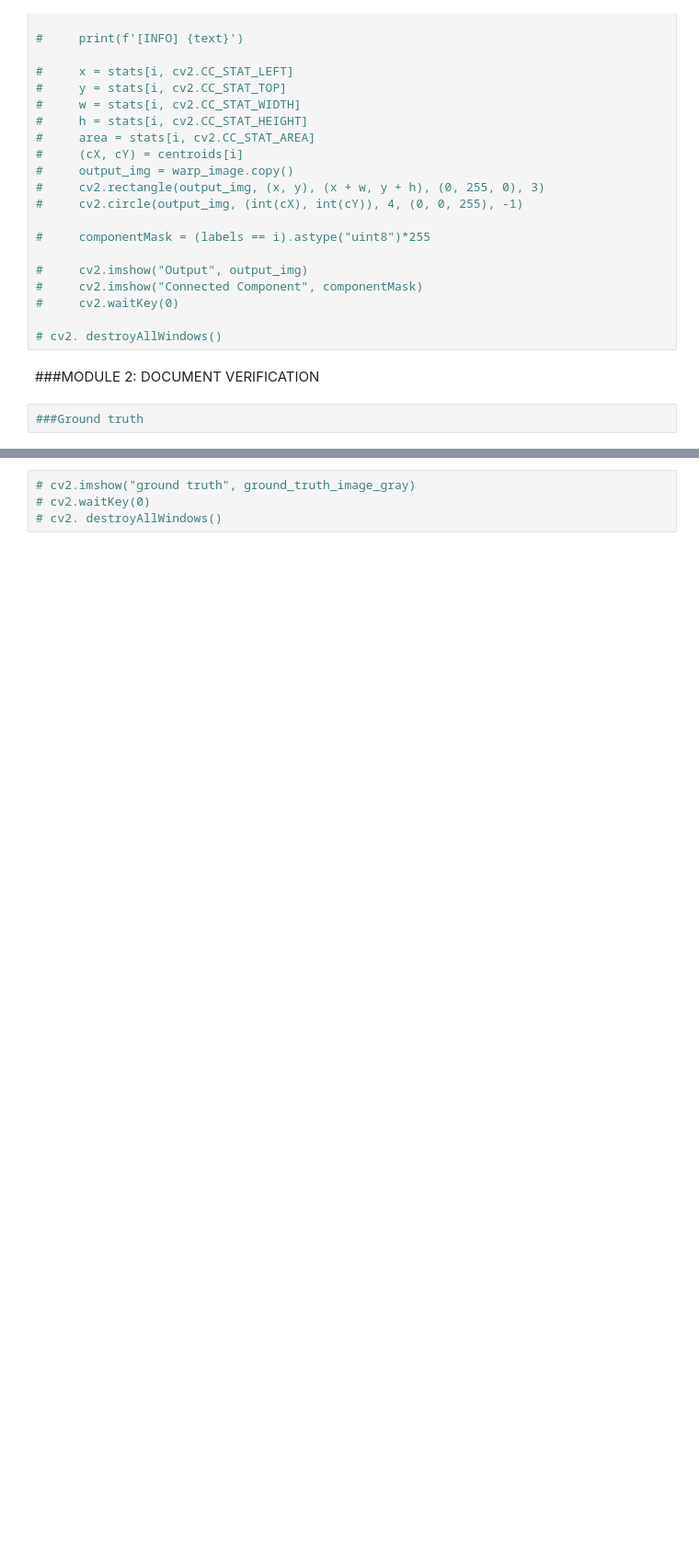
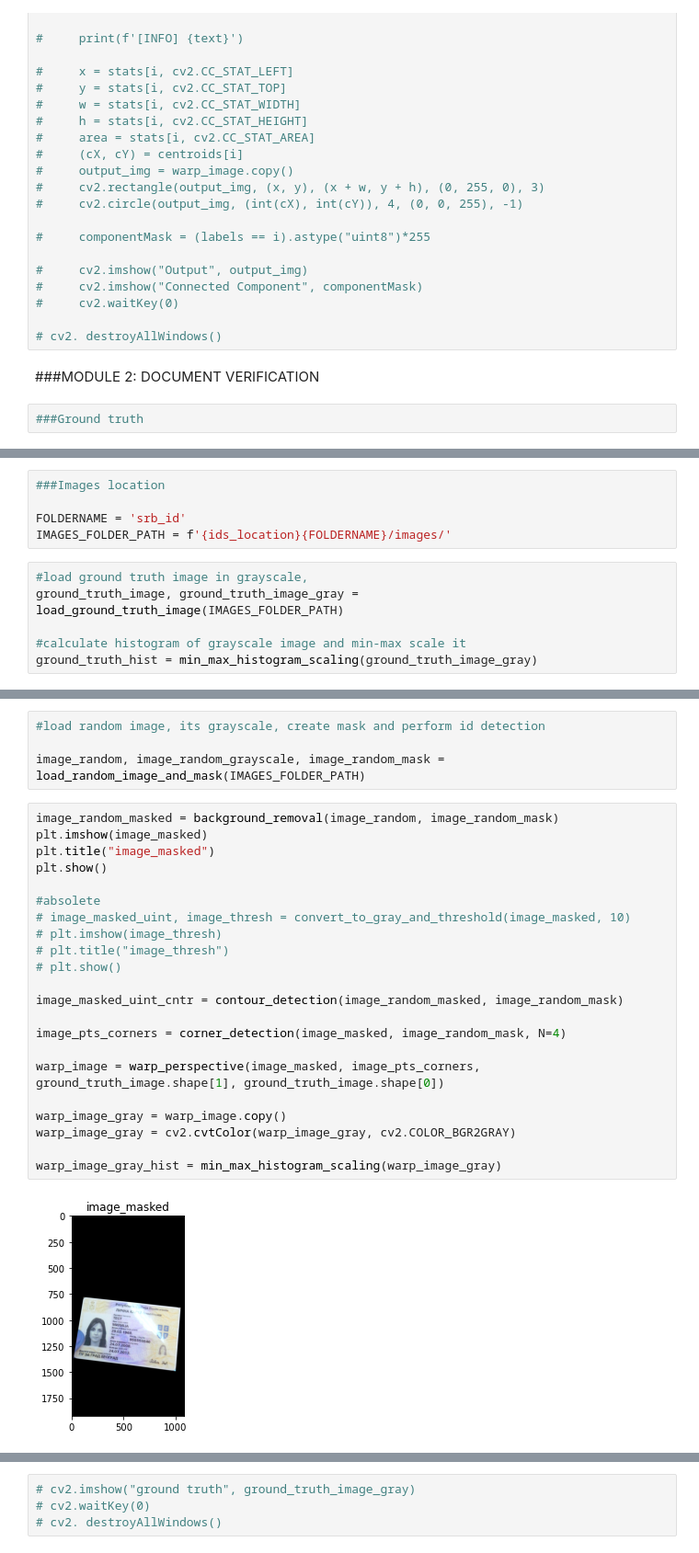
Before and after one commit to fataleror/id_verification, a Jupyter notebook: image_segmentation_licna_karta_v1.0_git.ipynb, the cells around one changed output, grey strips where cells are left out. Shown at 92% size. Saved outputs shown, nothing was run; the diff lists cells and outputs as text; blank space fills up the shorter version.

```diff
--- a/image_segmentation_licna_karta_v1.0_git.ipynb
+++ b/image_segmentation_licna_karta_v1.0_git.ipynb
@@ -675,0 +713,11 @@ IMAGE_PATH
+# %%
+###Images location
+
+FOLDERNAME = 'srb_id'
+IMAGES_FOLDER_PATH = f'{ids_location}{FOLDERNAME}/images/'
+# %%
+#load ground truth image in grayscale,
+ground_truth_image, ground_truth_image_gray = load_ground_truth_image(IMAGES_FOLDER_PATH)
+
+#calculate histogram of grayscale image and min-max scale it
+ground_truth_hist = min_max_histogram_scaling(ground_truth_image_gray)
@@ -675,0 +731,28 @@ IMAGE_PATH
+# %%
+#load random image, its grayscale, create mask and perform id detection
+
+image_random, image_random_grayscale, image_random_mask = load_random_image_and_mask(IMAGES_FOLDER_PATH)
+# %%
+image_random_masked = background_removal(image_random, image_random_mask)
+plt.imshow(image_masked)
+plt.title("image_masked")
+plt.show()
+
+#absolete
+# image_masked_uint, image_thresh = convert_to_gray_and_threshold(image_masked, 10)
+# plt.imshow(image_thresh)
+# plt.title("image_thresh")
+# plt.show()
+
+image_masked_uint_cntr = contour_detection(image_random_masked, image_random_mask)
+
+image_pts_corners = corner_detection(image_masked, image_random_mask, N=4)
+
+warp_image = warp_perspective(image_masked, image_pts_corners, ground_truth_image.shape[1], ground_truth_image.shape[0])
+
+warp_image_gray = warp_image.copy()
+warp_image_gray = cv2.cvtColor(warp_image_gray, cv2.COLOR_BGR2GRAY)
+
+warp_image_gray_hist = min_max_histogram_scaling(warp_image_gray)
+# %% [output]
+[figure, added]
```
Also changed, not shown: parts of 26 cells of this notebook.
